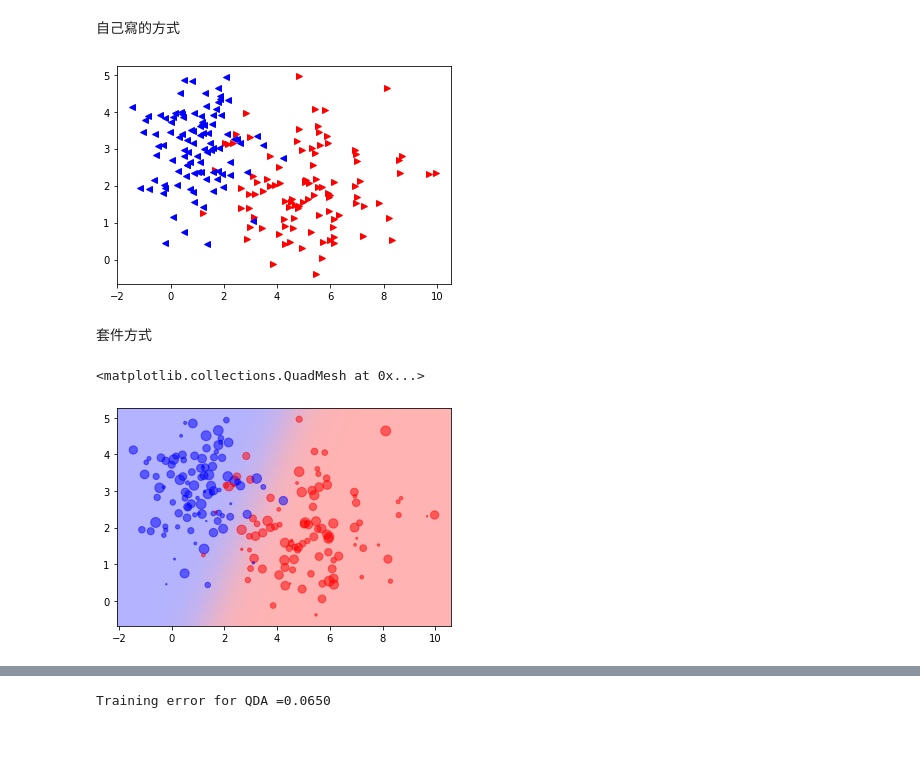
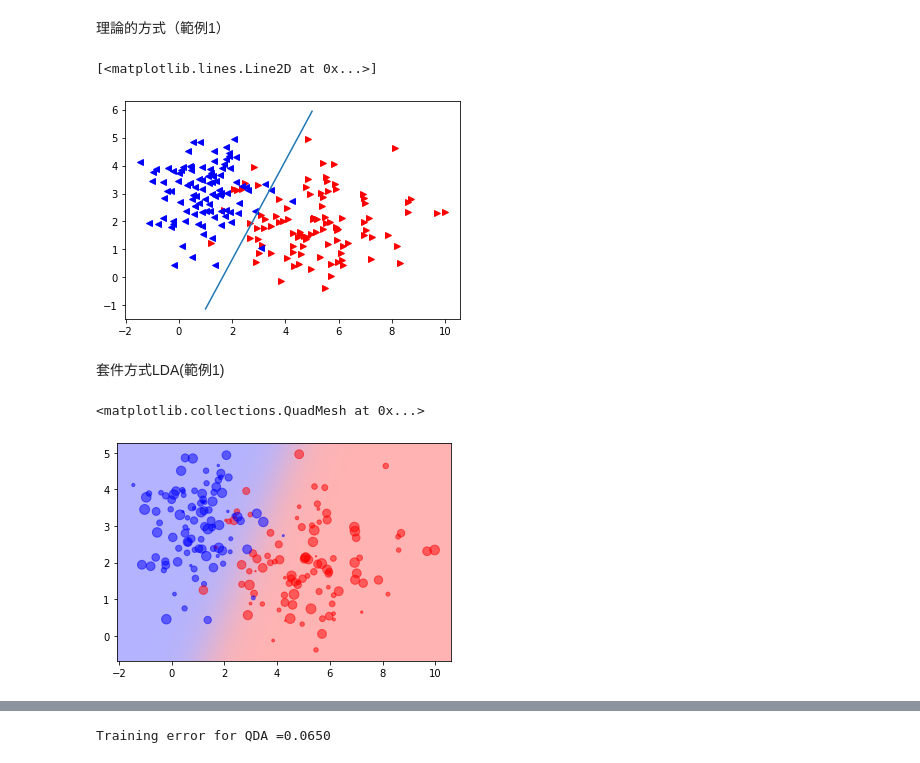
Before and after one commit to aceaceace123/Maching-Learning, a Jupyter notebook: 1123class.ipynb, the cells around one changed output, grey strips where cells are left out. Cells and saved outputs as stored; diff of their text form; code cells hidden in the pictures.

```diff
--- a/1123class.ipynb
+++ b/1123class.ipynb
@@ -1,36 +1,41 @@
-# %% [markdown]
-自己寫的方式
+# %% [markdown]
+理論的方式（範例1）
 # %%
 import numpy as np
 import numpy.linalg as LA
 import matplotlib.pyplot as plt
 data_dir = '/Users/liang/Documents/統計數學與運算/上課教材/ml_data/'
 D = np.loadtxt(data_dir + 'la_1.txt', comments='%')
 X = D[:, 0:2]
 y = D[:,2]
 C1, C2 = X[y==0,:], X[y==1,:]
 plt.plot(C1[:,0], C1[:,1], 'r>', label = 'Group A')
 plt.plot(C2[:,0], C2[:,1],'b<', label = 'Group B')
 # Estimatr the group parameters
 n = D[:,0].size
 n1, n2 = C1[:,0].size, C2[:,0].size
 pi1, pi2 = n1/n, n2/n
 mu1, mu2 = np.mean(C1, axis = 0), np.mean(C2, axis = 0)
 Sigma = (np.cov(C1.T) + np.cov(C2.T))/2
+#draw classification line of LDA
+K = np.log(pi1/pi2) - 0.5 * (mu1 + mu2)  @ LA.inv(Sigma) @ (mu1 - mu2).T
+L = LA.inv(Sigma) @ (mu1 - mu2).T
+f = lambda x : -L[0]/L[1] * x - K/L[1]
+x = np.linspace(1, 5, 10)
+plt.plot(x, f(x))
 # %% [output]
+[<matplotlib.lines.Line2D at 0x...>]
-[figure, old version]
+[figure, new version]
-# %% [markdown]
-套件方式
+# %% [markdown]
+套件方式LDA(範例1)
 # %%
 from matplotlib import colors
 import matplotlib.pyplot as plt
 import numpy as np
-import numpy as np
 from sklearn.discriminant_analysis \
         import LinearDiscriminantAnalysis
-data_dir = '../Data/'
-# D = np.loadtxt(data_dir + 'la_1.txt', comments='%')
-D = np.loadtxt( '/Users/liang/Downloads/ml_data/la_1.txt', comments='%')
+data_dir = '/Users/liang/Documents/統計數學與運算/上課教材/ml_data/'
+D = np.loadtxt(data_dir + 'la_1.txt', comments='%')
 X = D[:, 0:2]
 y = D[:,2]
 Lda = LinearDiscriminantAnalysis(tol = 1e-6)
@@ -42,7 +47,7 @@ area = 2 * np.random.randint(50, size = D[:, 0].size)
 grp_color = [[1,0,0] if i == 0 else [0,0,1] for i in y]
 plt.scatter(D[:, 0], D[:, 1], c = grp_color, s = area, \
         alpha = 0.5, marker = 'o' )#area代表點的的小
-plt.grid()
+
 
 nx, ny = 100, 100
 x_min, x_max = plt.xlim()
@@ -64,4 +69,4 @@ plt.pcolormesh(xx, yy, Z, cmap = 'red_blue_classes',\
     shading = 'auto', zorder = 0)
 # %% [output]
 <matplotlib.collections.QuadMesh at 0x...>
-[figure, old version]
+[figure, new version]
```
Also changed, not shown: parts of 16 cells of this notebook, 4 other files.
